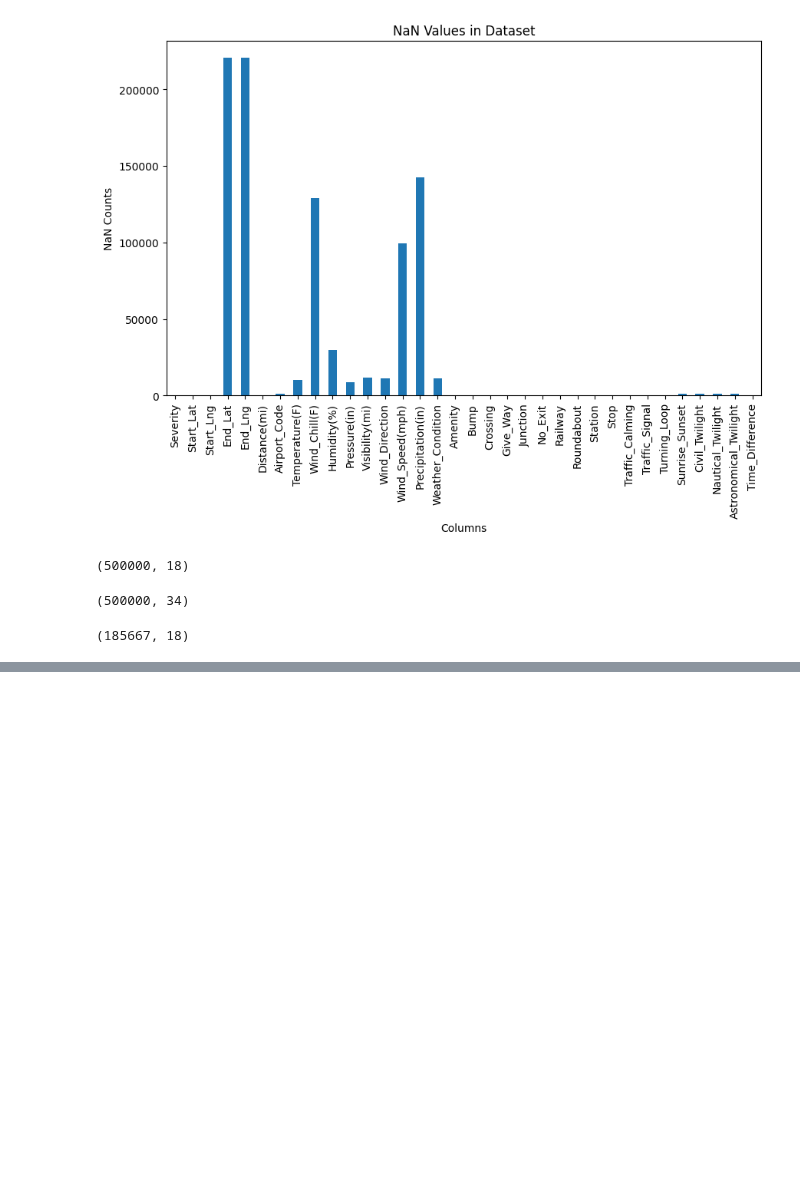
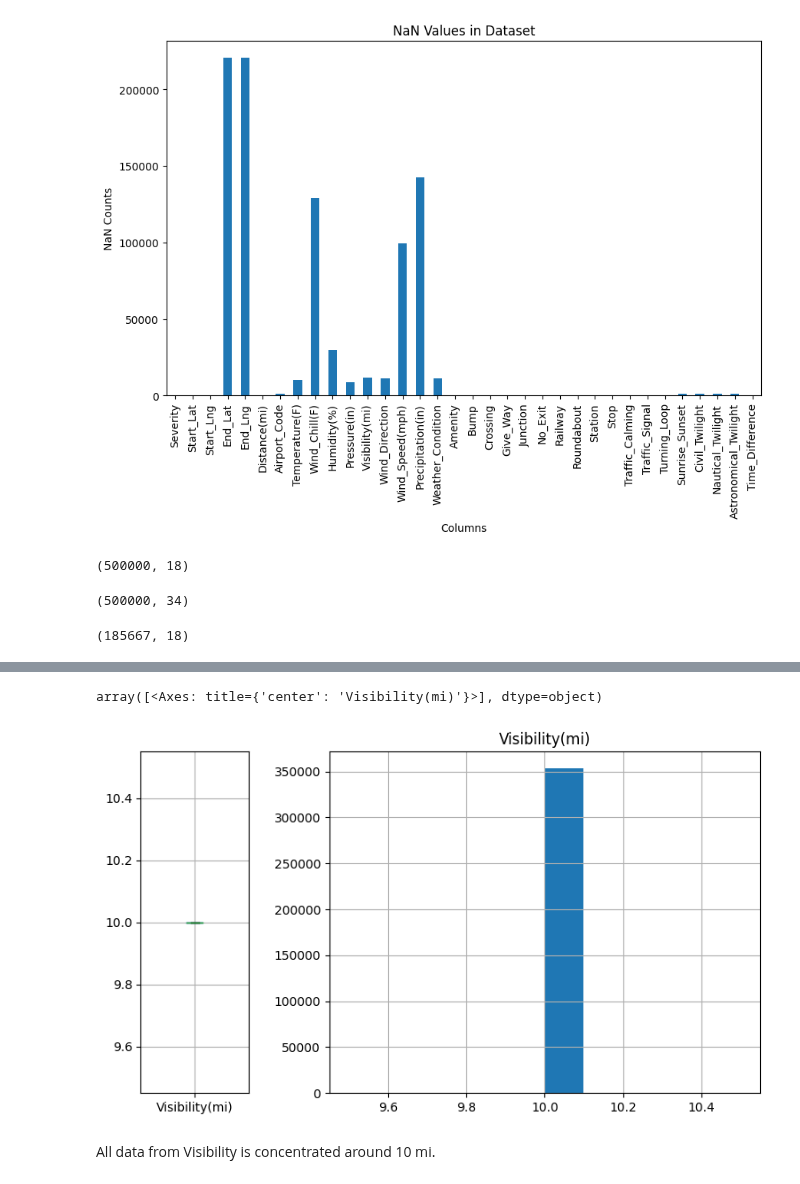
Before and after one commit to pol-resina/US-Accidents, a Jupyter notebook: notebooks/data_visualisation.ipynb, the cells around one changed output, grey strips where cells are left out. Drawn from its saved outputs; the diff is of its cells as text; code cells hidden in the pictures; blank space fills up the shorter version.

```diff
--- a/notebooks/data_visualisation.ipynb
+++ b/notebooks/data_visualisation.ipynb
@@ -304,0 +401,16 @@ plt.show()
+# %%
+Q1 = data_without_nan_out1['Visibility(mi)'].quantile(0.25)
+Q3 = data_without_nan_out1['Visibility(mi)'].quantile(0.75)
+IQR = Q3 - Q1
+
+small_out = data_without_nan_out1['Visibility(mi)'] < (Q1 - 1.5 * IQR)
+big_out = data_without_nan_out1['Visibility(mi)'] > (Q3 + 1.5 * IQR)
+
+fig, axes = plt.subplots(1,2,gridspec_kw={'width_ratios': [1, 4]}, figsize=(9, 5))
+data_without_nan_out1[~(small_out | big_out)].boxplot(column='Visibility(mi)',ax=axes[0])
+data_without_nan_out1[~(small_out | big_out)].hist(column='Visibility(mi)',ax=axes[1])
+# %% [output]
+array([<Axes: title={'center': 'Visibility(mi)'}>], dtype=object)
+[figure, added]
+# %% [markdown]
+All data from Visibility is concentrated around 10 mi.
```
Also changed, not shown: parts of 56 cells of this notebook.
